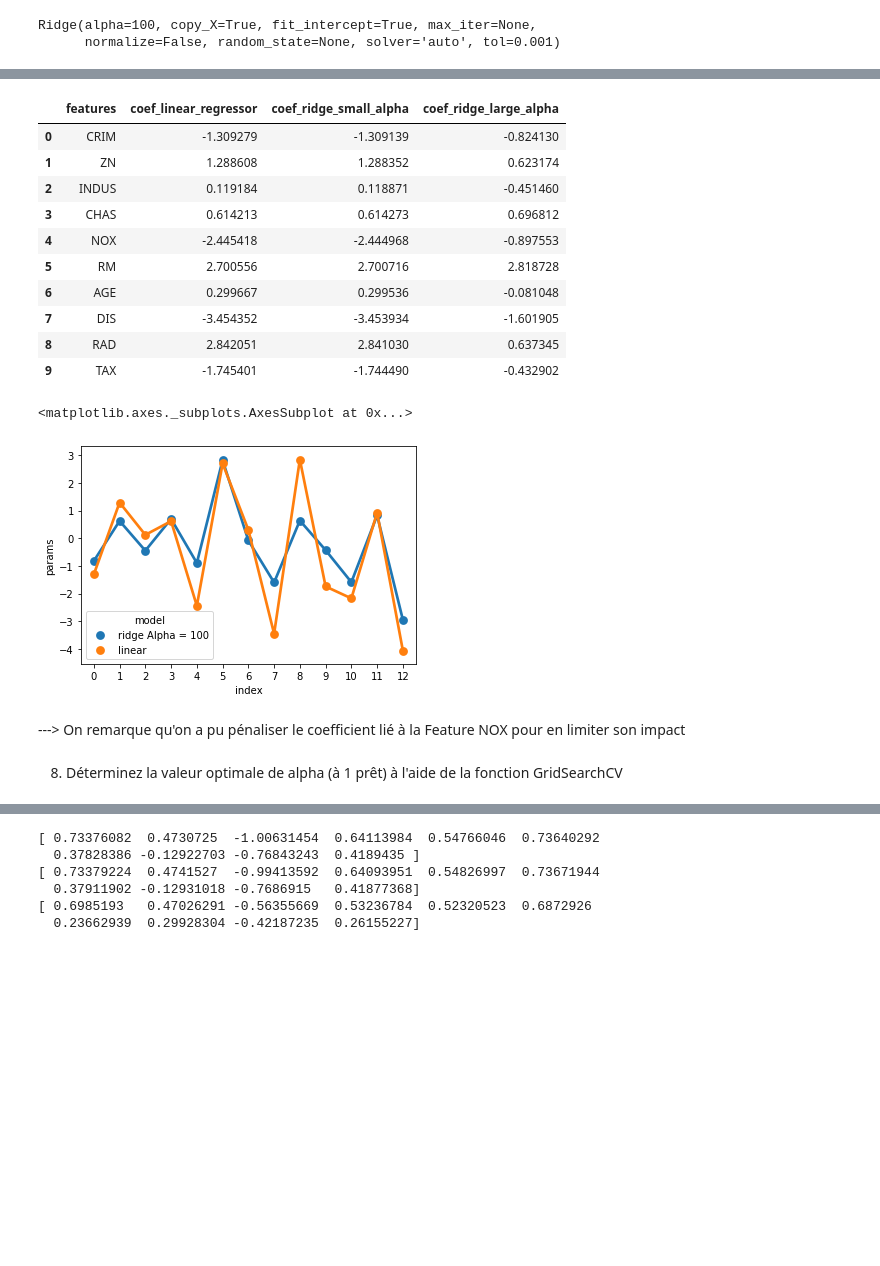
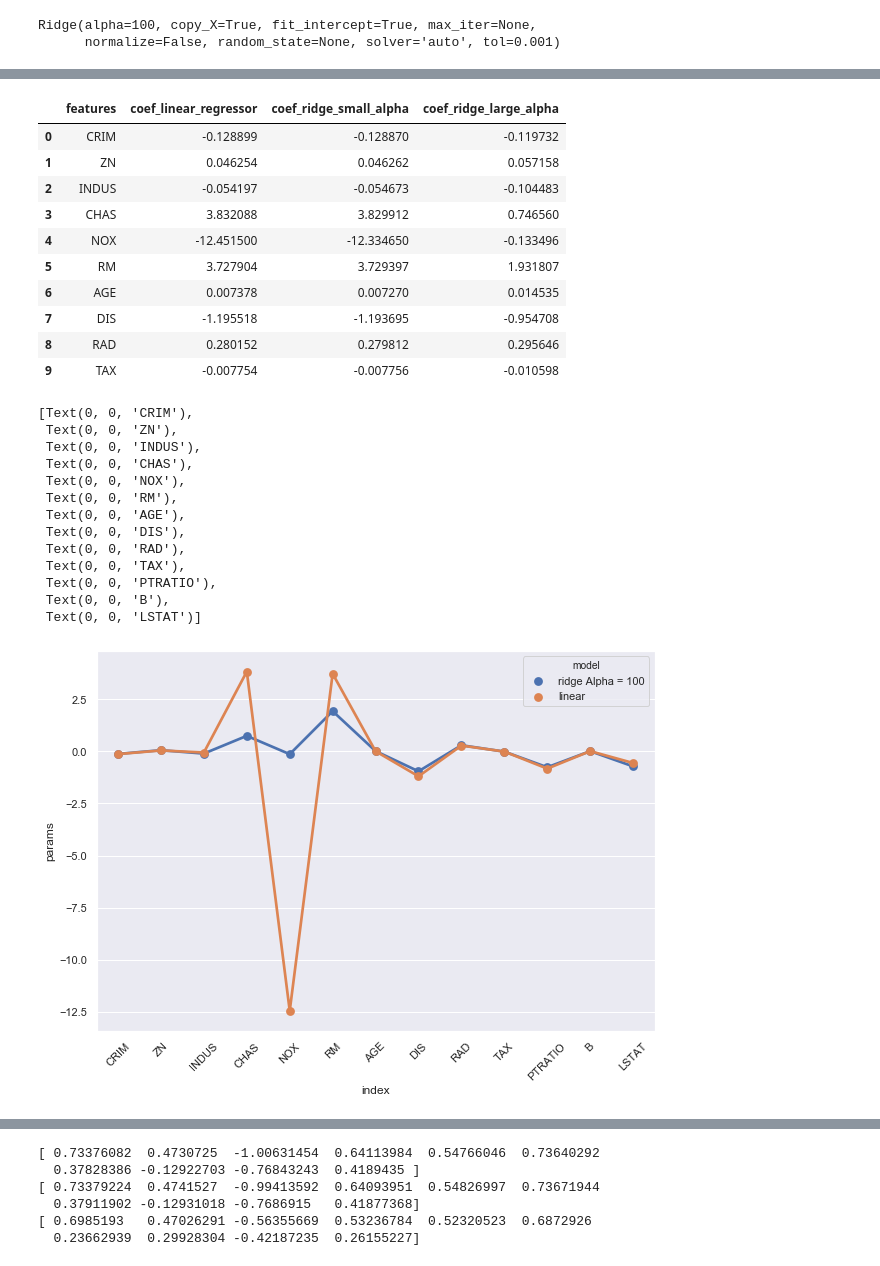
Before and after one commit to carlocis/ML_projects, a Jupyter notebook: Regularized_regressions/Ex_Ridge.ipynb, the cells around one changed output, grey strips where cells are left out. Drawn from its saved outputs; the diff is of its cells as text; code cells hidden in the pictures; blank space fills up the shorter version.

```diff
--- a/Regularized_regressions/Ex_Ridge.ipynb
+++ b/Regularized_regressions/Ex_Ridge.ipynb
@@ -7,3 +15,8 @@ import pandas as pd
 import numpy as np
 import matplotlib.pyplot as plt
 import seaborn as sns
+sns.set(rc={'figure.figsize':(10,7)})
+
+from sklearn.metrics import mean_squared_error
+from sklearn.model_selection import train_test_split
+from sklearn.linear_model import LinearRegression
@@ -98,10 +227,15 @@ y.head()
 # %%
 from sklearn.model_selection import train_test_split
-X_train, X_test, y_train, y_test = train_test_split(boston_df, y, test_size = 0.3)
-from sklearn.preprocessing import StandardScaler
-sc = StandardScaler()
-X_train = pd.DataFrame(sc.fit_transform(X_train))
-X_test = pd.DataFrame(sc.transform(X_test))
+X_train, X_test, y_train, y_test = train_test_split(boston_df, y, test_size = 0.3, random_state=3)
+
+# We should use the standard scaler because Ridge (and most of regularized models)
+# are sensitive to the scale of the input features (even though in our case the result is the same).
+# -----
+#from sklearn.preprocessing import StandardScaler
+#sc = StandardScaler()
+#X_train = pd.DataFrame(sc.fit_transform(X_train))
+#X_test = pd.DataFrame(sc.transform(X_test))
+# -----
 
 X_test.describe()
 # %% [output]
@@ -160,42 +353,52 @@ array([-1.30927918,  1.2886076 ,  0.11918383,  0.61421328, -2.44541763,
 # %%
 coef = pd.DataFrame() # on créé un dataframe pour analyser les coefficients
 coef['features'] = boston_df.columns
-coef['coef_linear_regressor'] = linear_regressor.coef_[0]
+coef['coef_linear_regressor'] = linear_regressor.coef_
 #coef['coef_abs_linear_regressor'] = np.abs(linear_regressor.coef_[0])
-coef['coef_ridge_small_alpha'] = ridge_regressor_small_alpha.coef_[0]
+coef['coef_ridge_small_alpha'] = ridge_regressor_small_alpha.coef_
 #coef['coef_abs_ridge_small_alpha'] = np.abs(ridge_regressor_small_alpha.coef_[0])
-coef['coef_ridge_large_alpha'] = ridge_regressor_large_alpha.coef_[0]
+coef['coef_ridge_large_alpha'] = ridge_regressor_large_alpha.coef_
 #coef['coef_abs_ridge_large_alpha'] = np.abs(ridge_regressor_large_alpha.coef_[0])
 coef.head(10)
 # %% [output]
 |  | features | coef_linear_regressor | coef_ridge_small_alpha | coef_ridge_large_alpha |
-| 0 | CRIM | -1.309279 | -1.309139 | -0.824130 |
-| 1 | ZN | 1.288608 | 1.288352 | 0.623174 |
-| 2 | INDUS | 0.119184 | 0.118871 | -0.451460 |
-| 3 | CHAS | 0.614213 | 0.614273 | 0.696812 |
-| 4 | NOX | -2.445418 | -2.444968 | -0.897553 |
-| 5 | RM | 2.700556 | 2.700716 | 2.818728 |
-| 6 | AGE | 0.299667 | 0.299536 | -0.081048 |
-| 7 | DIS | -3.454352 | -3.453934 | -1.601905 |
-| 8 | RAD | 2.842051 | 2.841030 | 0.637345 |
-| 9 | TAX | -1.745401 | -1.744490 | -0.432902 |
+| 0 | CRIM | -0.128899 | -0.128870 | -0.119732 |
+| 1 | ZN | 0.046254 | 0.046262 | 0.057158 |
+| 2 | INDUS | -0.054197 | -0.054673 | -0.104483 |
+| 3 | CHAS | 3.832088 | 3.829912 | 0.746560 |
+| 4 | NOX | -12.451500 | -12.334650 | -0.133496 |
+| 5 | RM | 3.727904 | 3.729397 | 1.931807 |
+| 6 | AGE | 0.007378 | 0.007270 | 0.014535 |
+| 7 | DIS | -1.195518 | -1.193695 | -0.954708 |
+| 8 | RAD | 0.280152 | 0.279812 | 0.295646 |
+| 9 | TAX | -0.007754 | -0.007756 | -0.010598 |
 # %%
-perf_ridge_large_alpha = pd.DataFrame({"params": ridge_regressor_large_alpha.coef_[0],
+perf_ridge_large_alpha = pd.DataFrame({"params": coef['coef_ridge_large_alpha'],
                                        "model": "ridge Alpha = 100",
-                                       "index": range(0, len(boston_df.columns))})
+                                       "index": coef['features'] })
 
-perf_lin = pd.DataFrame({"params": linear_regressor.coef_[0],
-                                       "model": "linear",
-                                       "index": range(0, len(boston_df.columns))})
+perf_lin = pd.DataFrame({"params": coef['coef_linear_regressor'],
+                         "model": "linear",
+                         "index": coef['features']})
 
 perf_compar = pd.concat([perf_ridge_large_alpha,perf_lin])
 
 import seaborn as sns
-sns.pointplot(x = 'index',y = 'params',hue = 'model', data = perf_compar)
+ax = sns.pointplot(x = 'index',y = 'params',hue = 'model', data = perf_compar)
+
+ax.set_xticklabels(ax.get_xticklabels(),rotation=45)
 # %% [output]
-<matplotlib.axes._subplots.AxesSubplot at 0x...>
+[Text(0, 0, 'CRIM'),
+ Text(0, 0, 'ZN'),
+ Text(0, 0, 'INDUS'),
+ Text(0, 0, 'CHAS'),
+ Text(0, 0, 'NOX'),
+ Text(0, 0, 'RM'),
+ Text(0, 0, 'AGE'),
+ Text(0, 0, 'DIS'),
+ Text(0, 0, 'RAD'),
+ Text(0, 0, 'TAX'),
+ Text(0, 0, 'PTRATIO'),
+ Text(0, 0, 'B'),
+ Text(0, 0, 'LSTAT')]
-[figure, old version]
+[figure, new version]
-# %% [markdown]
----> On remarque qu'on a pu pénaliser le coefficient lié à la Feature NOX pour en limiter son impact
-# %% [markdown]
-8. Déterminez la valeur optimale de alpha (à 1 prêt) à l'aide de la fonction GridSearchCV
```
Also changed, not shown: parts of 58 cells of this notebook.
